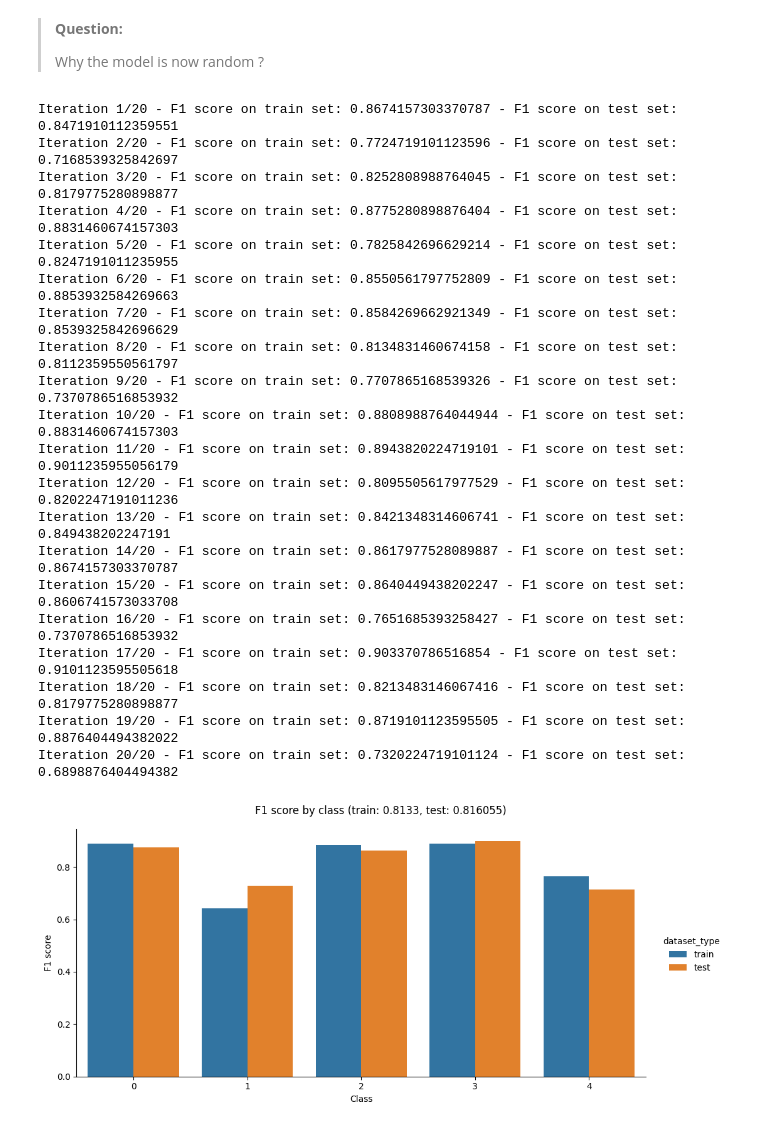
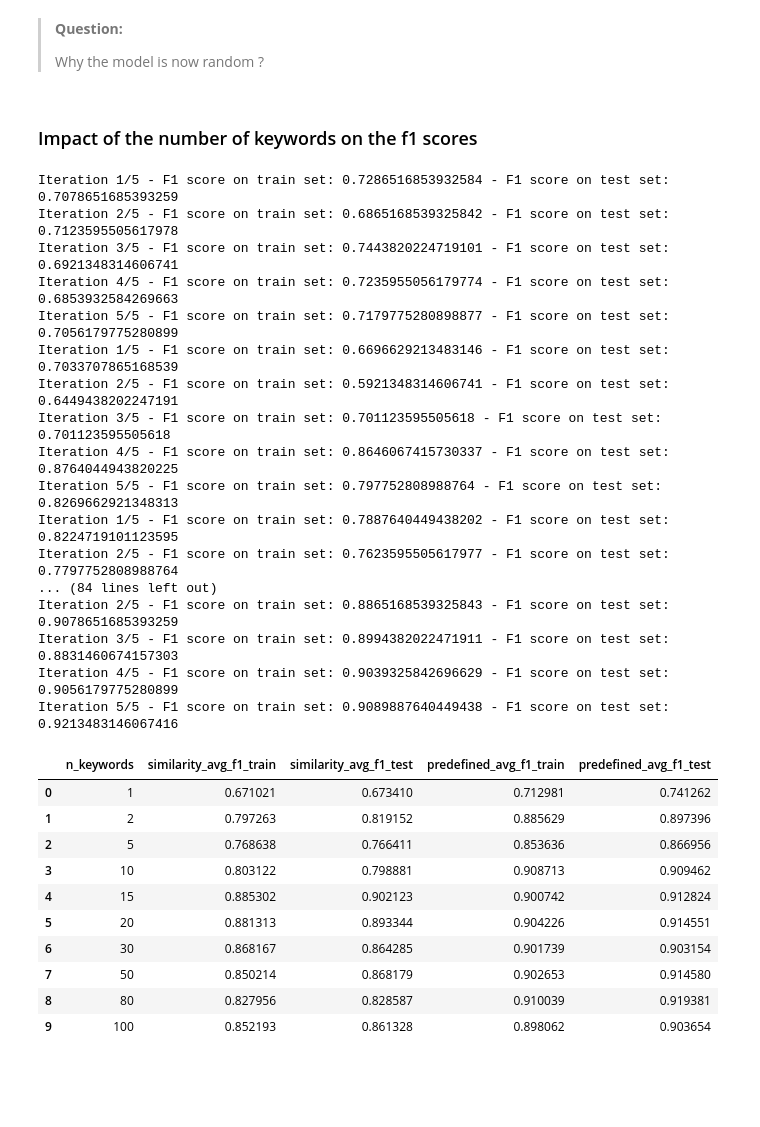
Before and after one commit to yoest/Topic-Modeling-Analysis, a Jupyter notebook: models/topic_clustering/lbl2vec.ipynb, the cells around one changed output. Saved outputs shown, nothing was run; the diff lists cells and outputs as text; code cells hidden in the pictures; blank space fills up the shorter version.

```diff
--- a/models/topic_clustering/lbl2vec.ipynb
+++ b/models/topic_clustering/lbl2vec.ipynb
@@ -299,28 +304,5 @@ Iteration 10/10 - F1 score on train set: 0.8926966292134831 - F1 score on test s
 > **Question:**
 >
 > Why the model is now random ?
-# %%
-score_df = train_and_eval(get_k_most_similar_keyword(10), n_iterations=20)
-plot_f1_score(score_df)
-# %% [output]
-Iteration 1/20 - F1 score on train set: 0.8674157303370787 - F1 score on test set: 0.8471910112359551
-Iteration 2/20 - F1 score on train set: 0.7724719101123596 - F1 score on test set: 0.7168539325842697
-Iteration 3/20 - F1 score on train set: 0.8252808988764045 - F1 score on test set: 0.8179775280898877
-Iteration 4/20 - F1 score on train set: 0.8775280898876404 - F1 score on test set: 0.8831460674157303
-Iteration 5/20 - F1 score on train set: 0.7825842696629214 - F1 score on test set: 0.8247191011235955
-Iteration 6/20 - F1 score on train set: 0.8550561797752809 - F1 score on test set: 0.8853932584269663
-Iteration 7/20 - F1 score on train set: 0.8584269662921349 - F1 score on test set: 0.8539325842696629
-Iteration 8/20 - F1 score on train set: 0.8134831460674158 - F1 score on test set: 0.8112359550561797
-Iteration 9/20 - F1 score on train set: 0.7707865168539326 - F1 score on test set: 0.7370786516853932
-Iteration 10/20 - F1 score on train set: 0.8808988764044944 - F1 score on test set: 0.8831460674157303
-Iteration 11/20 - F1 score on train set: 0.8943820224719101 - F1 score on test set: 0.9011235955056179
-Iteration 12/20 - F1 score on train set: 0.8095505617977529 - F1 score on test set: 0.8202247191011236
-Iteration 13/20 - F1 score on train set: 0.8421348314606741 - F1 score on test set: 0.849438202247191
-Iteration 14/20 - F1 score on train set: 0.8617977528089887 - F1 score on test set: 0.8674157303370787
-Iteration 15/20 - F1 score on train set: 0.8640449438202247 - F1 score on test set: 0.8606741573033708
-Iteration 16/20 - F1 score on train set: 0.7651685393258427 - F1 score on test set: 0.7370786516853932
-Iteration 17/20 - F1 score on train set: 0.903370786516854 - F1 score on test set: 0.9101123595505618
-Iteration 18/20 - F1 score on train set: 0.8213483146067416 - F1 score on test set: 0.8179775280898877
-Iteration 19/20 - F1 score on train set: 0.8719101123595505 - F1 score on test set: 0.8876404494382022
-Iteration 20/20 - F1 score on train set: 0.7320224719101124 - F1 score on test set: 0.6898876404494382
-[figure, removed]
+# %% [markdown]
+### Impact of the number of keywords on the f1 scores
@@ -326,0 +331,32 @@ Iteration 20/20 - F1 score on train set: 0.7320224719101124 - F1 score on test s
+# %%
+f1_scores_df = test_impact_number_keywords([1, 2, 5, 10, 15, 20, 30, 50, 80, 100])
+f1_scores_df
+# %% [output]
+Iteration 1/5 - F1 score on train set: 0.7286516853932584 - F1 score on test set: 0.7078651685393259
+Iteration 2/5 - F1 score on train set: 0.6865168539325842 - F1 score on test set: 0.7123595505617978
+Iteration 3/5 - F1 score on train set: 0.7443820224719101 - F1 score on test set: 0.6921348314606741
+Iteration 4/5 - F1 score on train set: 0.7235955056179774 - F1 score on test set: 0.6853932584269663
+Iteration 5/5 - F1 score on train set: 0.7179775280898877 - F1 score on test set: 0.7056179775280899
+Iteration 1/5 - F1 score on train set: 0.6696629213483146 - F1 score on test set: 0.7033707865168539
+Iteration 2/5 - F1 score on train set: 0.5921348314606741 - F1 score on test set: 0.6449438202247191
+Iteration 3/5 - F1 score on train set: 0.701123595505618 - F1 score on test set: 0.701123595505618
+Iteration 4/5 - F1 score on train set: 0.8646067415730337 - F1 score on test set: 0.8764044943820225
+Iteration 5/5 - F1 score on train set: 0.797752808988764 - F1 score on test set: 0.8269662921348313
+Iteration 1/5 - F1 score on train set: 0.7887640449438202 - F1 score on test set: 0.8224719101123595
+Iteration 2/5 - F1 score on train set: 0.7623595505617977 - F1 score on test set: 0.7797752808988764
+... (84 lines left out)
+Iteration 2/5 - F1 score on train set: 0.8865168539325843 - F1 score on test set: 0.9078651685393259
+Iteration 3/5 - F1 score on train set: 0.8994382022471911 - F1 score on test set: 0.8831460674157303
+Iteration 4/5 - F1 score on train set: 0.9039325842696629 - F1 score on test set: 0.9056179775280899
+Iteration 5/5 - F1 score on train set: 0.9089887640449438 - F1 score on test set: 0.9213483146067416
+|  | n_keywords | similarity_avg_f1_train | similarity_avg_f1_test | predefined_avg_f1_train | predefined_avg_f1_test |
+| 0 | 1 | 0.671021 | 0.673410 | 0.712981 | 0.741262 |
+| 1 | 2 | 0.797263 | 0.819152 | 0.885629 | 0.897396 |
+| 2 | 5 | 0.768638 | 0.766411 | 0.853636 | 0.866956 |
+| 3 | 10 | 0.803122 | 0.798881 | 0.908713 | 0.909462 |
+| 4 | 15 | 0.885302 | 0.902123 | 0.900742 | 0.912824 |
+| 5 | 20 | 0.881313 | 0.893344 | 0.904226 | 0.914551 |
+| 6 | 30 | 0.868167 | 0.864285 | 0.901739 | 0.903154 |
+| 7 | 50 | 0.850214 | 0.868179 | 0.902653 | 0.914580 |
+| 8 | 80 | 0.827956 | 0.828587 | 0.910039 | 0.919381 |
+| 9 | 100 | 0.852193 | 0.861328 | 0.898062 | 0.903654 |
```
Also changed, not shown: parts of 20 cells of this notebook.
